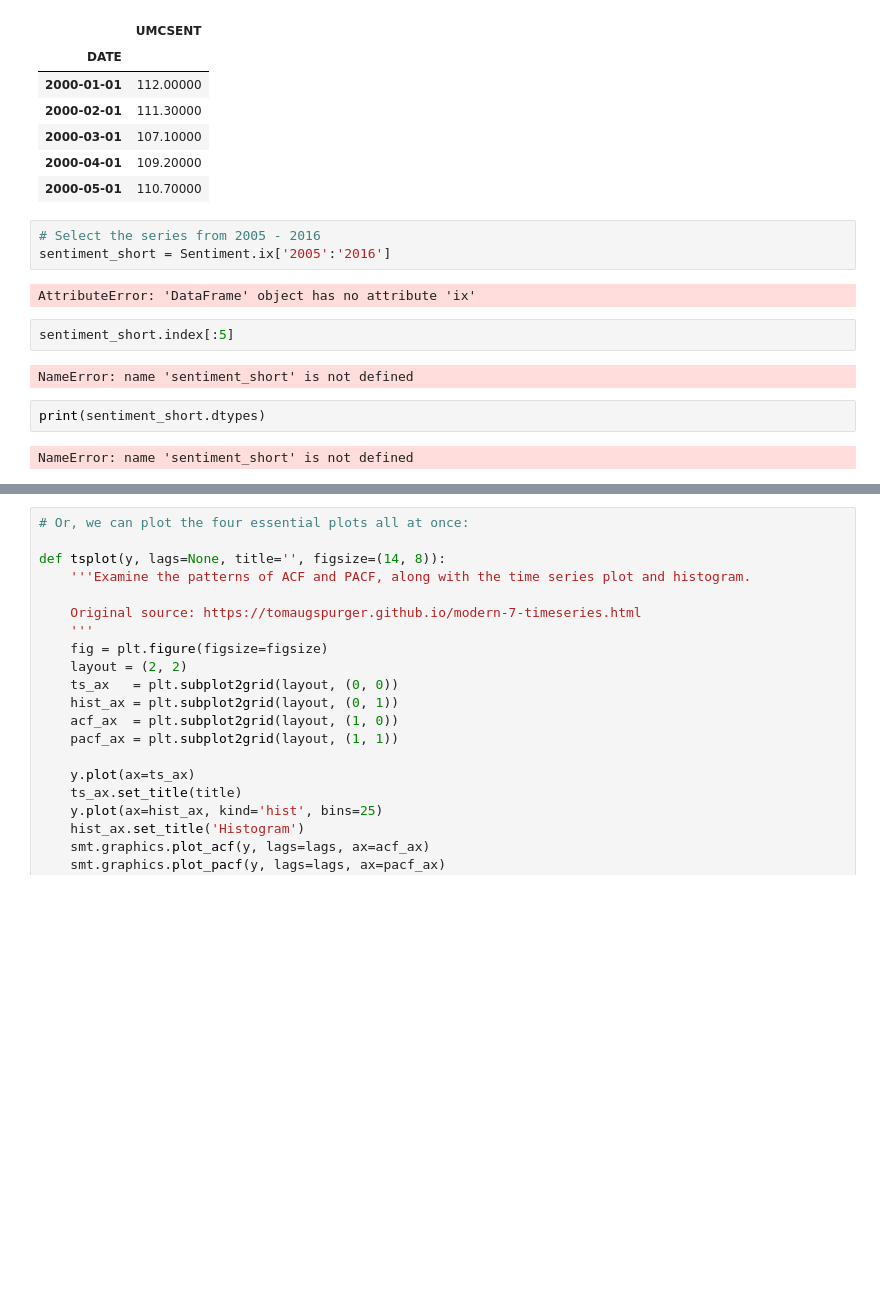
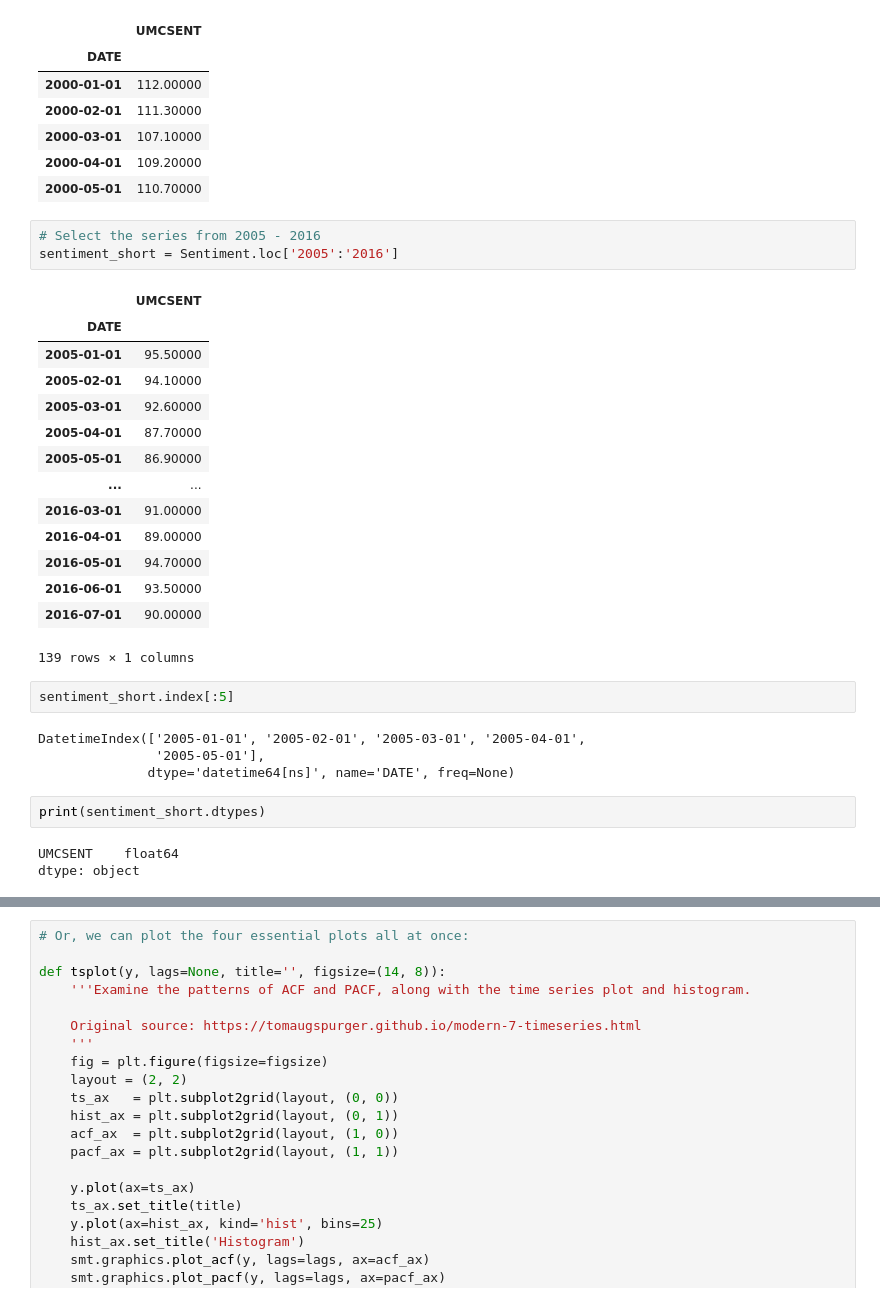
Before and after one commit to Samcil/pydata-sf-2016-arima-tutorial, a Jupyter notebook: Section_2_ARIMA_Models_tutorial.ipynb, the cells around one changed output, grey strips where cells are left out. Drawn from its saved outputs; the diff is of its cells as text; blank space fills up the shorter version.

```diff
--- a/Section_2_ARIMA_Models_tutorial.ipynb
+++ b/Section_2_ARIMA_Models_tutorial.ipynb
@@ -210,17 +210,33 @@ Sentiment.head()
 | 2000-05-01 | 110.70000 |
 # %%
 # Select the series from 2005 - 2016
-sentiment_short = Sentiment.ix['2005':'2016']
+sentiment_short = Sentiment.loc['2005':'2016']
 # %% [output]
+|  | UMCSENT |
+| DATE |  |
+| 2005-01-01 | 95.50000 |
+| 2005-02-01 | 94.10000 |
+| 2005-03-01 | 92.60000 |
+| 2005-04-01 | 87.70000 |
+| 2005-05-01 | 86.90000 |
+| ... | ... |
+| 2016-03-01 | 91.00000 |
+| 2016-04-01 | 89.00000 |
+| 2016-05-01 | 94.70000 |
+| 2016-06-01 | 93.50000 |
+| 2016-07-01 | 90.00000 |
-AttributeError: 'DataFrame' object has no attribute 'ix'
+139 rows × 1 columns
 # %%
 sentiment_short.index[:5]
 # %% [output]
-NameError: name 'sentiment_short' is not defined
+DatetimeIndex(['2005-01-01', '2005-02-01', '2005-03-01', '2005-04-01',
+               '2005-05-01'],
+              dtype='datetime64[ns]', name='DATE', freq=None)
 # %%
 print(sentiment_short.dtypes)
 # %% [output]
-NameError: name 'sentiment_short' is not defined
+UMCSENT    float64
+dtype: object
 # %%
 sentiment_short.plot(figsize=(12,8))
 plt.legend(bbox_to_anchor=(1.25, 0.5))
```
Also changed, not shown: parts of 5 cells of this notebook, 4 other files.
